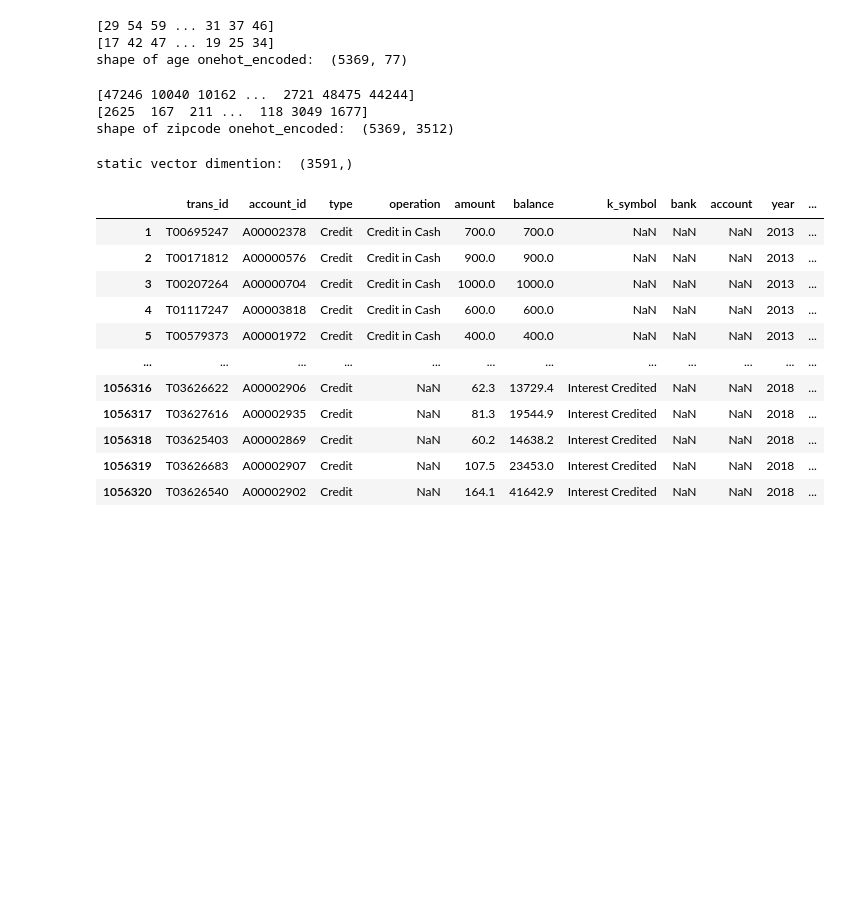
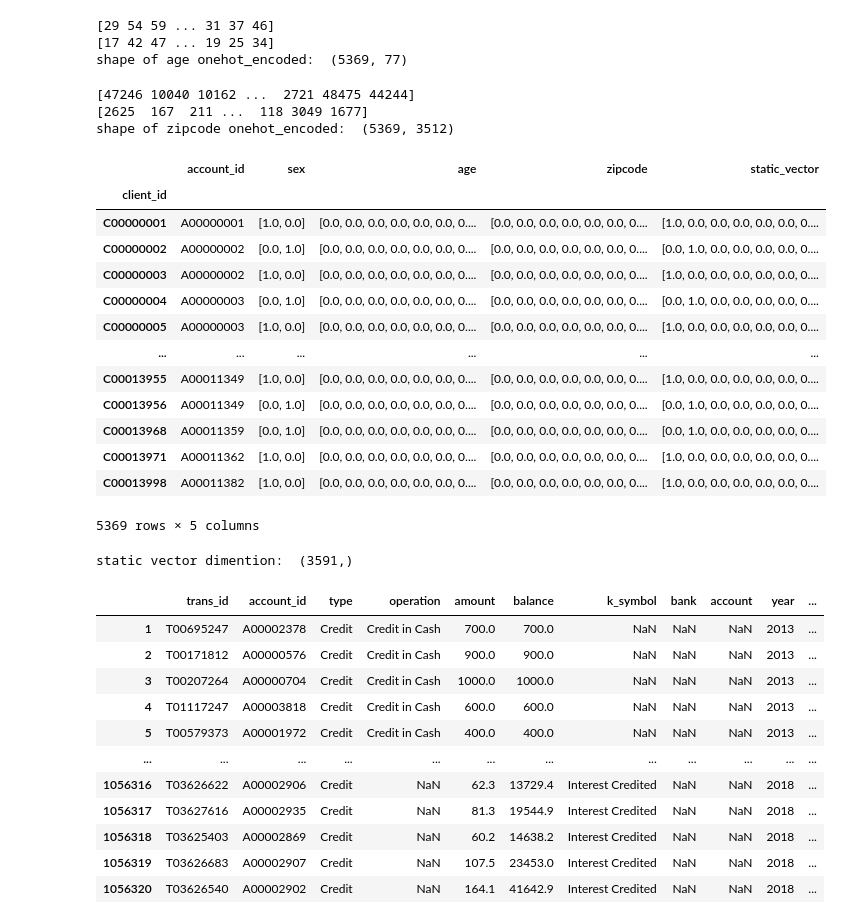
Before and after one commit to ebarkhordar/clustering-of-bank-customers, a Jupyter notebook: Czech_customer_segmentation.ipynb, the cells around one changed output. Cells and saved outputs as stored; diff of their text form; code cells hidden in the pictures; blank space fills up the shorter version.

```diff
--- a/Czech_customer_segmentation.ipynb
+++ b/Czech_customer_segmentation.ipynb
@@ -115,11 +112,11 @@ data=list(df_clients['sex'])
 values = array(data)
 print(values)
 # integer encode
-label_encoder = LabelEncoder()
+label_encoder = preprocessing.LabelEncoder()
 integer_encoded = label_encoder.fit_transform(values)
 print(integer_encoded)
 # binary encode
-onehot_encoder = OneHotEncoder(sparse=False)
+onehot_encoder = preprocessing.OneHotEncoder(sparse=False)
 integer_encoded = integer_encoded.reshape(len(integer_encoded), 1)
 onehot_encoded = onehot_encoder.fit_transform(integer_encoded)
 print("shape of sex onehot_encoded: ",onehot_encoded.shape)
@@ -133,11 +130,11 @@ data=list(df_clients['age'])
 values = array(data)
 print(values)
 # integer encode
-label_encoder = LabelEncoder()
+label_encoder = preprocessing.LabelEncoder()
 integer_encoded = label_encoder.fit_transform(values)
 print(integer_encoded)
 # binary encode
-onehot_encoder = OneHotEncoder(sparse=False)
+onehot_encoder = preprocessing.OneHotEncoder(sparse=False)
 integer_encoded = integer_encoded.reshape(len(integer_encoded), 1)
 onehot_encoded = onehot_encoder.fit_transform(integer_encoded)
 print("shape of age onehot_encoded: ",onehot_encoded.shape)
@@ -151,11 +148,11 @@ data=list(df_clients['zipcode'])
 values = array(data)
 print(values)
 # integer encode
-label_encoder = LabelEncoder()
+label_encoder = preprocessing.LabelEncoder()
 integer_encoded = label_encoder.fit_transform(values)
 print(integer_encoded)
 # binary encode
-onehot_encoder = OneHotEncoder(sparse=False)
+onehot_encoder = preprocessing.OneHotEncoder(sparse=False)
 integer_encoded = integer_encoded.reshape(len(integer_encoded), 1)
 onehot_encoded = onehot_encoder.fit_transform(integer_encoded)
 print("shape of zipcode onehot_encoded: ",onehot_encoded.shape)
@@ -165,5 +162,22 @@ df_clients_onehot['zipcode'] = onehot_encoded.tolist()
 [2625  167  211 ...  118 3049 1677]
 shape of zipcode onehot_encoded:  (5369, 3512)
 # %%
-df_clients_onehot['static_vecotr'] = df_clients_onehot.apply (lambda row: np.concatenate([row.sex, row.age, row.zipcode]), axis=1
+df_clients_onehot['static_vector'] = df_clients_onehot.apply (lambda row: np.concatenate([row.sex, row.age, row.zipcode]), axis=1)
+# %%
+df_clients_onehot
+# %% [output]
+|  | account_id | sex | age | zipcode | static_vector |
+| client_id |  |  |  |  |  |
+| C00000001 | A00000001 | [1.0, 0.0] | [0.0, 0.0, 0.0, 0.0, 0.0, 0.0, 0.... | [0.0, 0.0, 0.0, 0.0, 0.0, 0.0, 0.... | [1.0, 0.0, 0.0, 0.0, 0.0, 0.0, 0.... |
+| C00000002 | A00000002 | [0.0, 1.0] | [0.0, 0.0, 0.0, 0.0, 0.0, 0.0, 0.... | [0.0, 0.0, 0.0, 0.0, 0.0, 0.0, 0.... | [0.0, 1.0, 0.0, 0.0, 0.0, 0.0, 0.... |
+| C00000003 | A00000002 | [1.0, 0.0] | [0.0, 0.0, 0.0, 0.0, 0.0, 0.0, 0.... | [0.0, 0.0, 0.0, 0.0, 0.0, 0.0, 0.... | [1.0, 0.0, 0.0, 0.0, 0.0, 0.0, 0.... |
+| C00000004 | A00000003 | [0.0, 1.0] | [0.0, 0.0, 0.0, 0.0, 0.0, 0.0, 0.... | [0.0, 0.0, 0.0, 0.0, 0.0, 0.0, 0.... | [0.0, 1.0, 0.0, 0.0, 0.0, 0.0, 0.... |
+| C00000005 | A00000003 | [1.0, 0.0] | [0.0, 0.0, 0.0, 0.0, 0.0, 0.0, 0.... | [0.0, 0.0, 0.0, 0.0, 0.0, 0.0, 0.... | [1.0, 0.0, 0.0, 0.0, 0.0, 0.0, 0.... |
+| ... | ... | ... | ... | ... | ... |
+| C00013955 | A00011349 | [1.0, 0.0] | [0.0, 0.0, 0.0, 0.0, 0.0, 0.0, 0.... | [0.0, 0.0, 0.0, 0.0, 0.0, 0.0, 0.... | [1.0, 0.0, 0.0, 0.0, 0.0, 0.0, 0.... |
+| C00013956 | A00011349 | [0.0, 1.0] | [0.0, 0.0, 0.0, 0.0, 0.0, 0.0, 0.... | [0.0, 0.0, 0.0, 0.0, 0.0, 0.0, 0.... | [0.0, 1.0, 0.0, 0.0, 0.0, 0.0, 0.... |
+| C00013968 | A00011359 | [0.0, 1.0] | [0.0, 0.0, 0.0, 0.0, 0.0, 0.0, 0.... | [0.0, 0.0, 0.0, 0.0, 0.0, 0.0, 0.... | [0.0, 1.0, 0.0, 0.0, 0.0, 0.0, 0.... |
+| C00013971 | A00011362 | [1.0, 0.0] | [0.0, 0.0, 0.0, 0.0, 0.0, 0.0, 0.... | [0.0, 0.0, 0.0, 0.0, 0.0, 0.0, 0.... | [1.0, 0.0, 0.0, 0.0, 0.0, 0.0, 0.... |
+| C00013998 | A00011382 | [1.0, 0.0] | [0.0, 0.0, 0.0, 0.0, 0.0, 0.0, 0.... | [0.0, 0.0, 0.0, 0.0, 0.0, 0.0, 0.... | [1.0, 0.0, 0.0, 0.0, 0.0, 0.0, 0.... |
+5369 rows × 5 columns
 # %%
```
Also changed, not shown: parts of 30 cells of this notebook.
